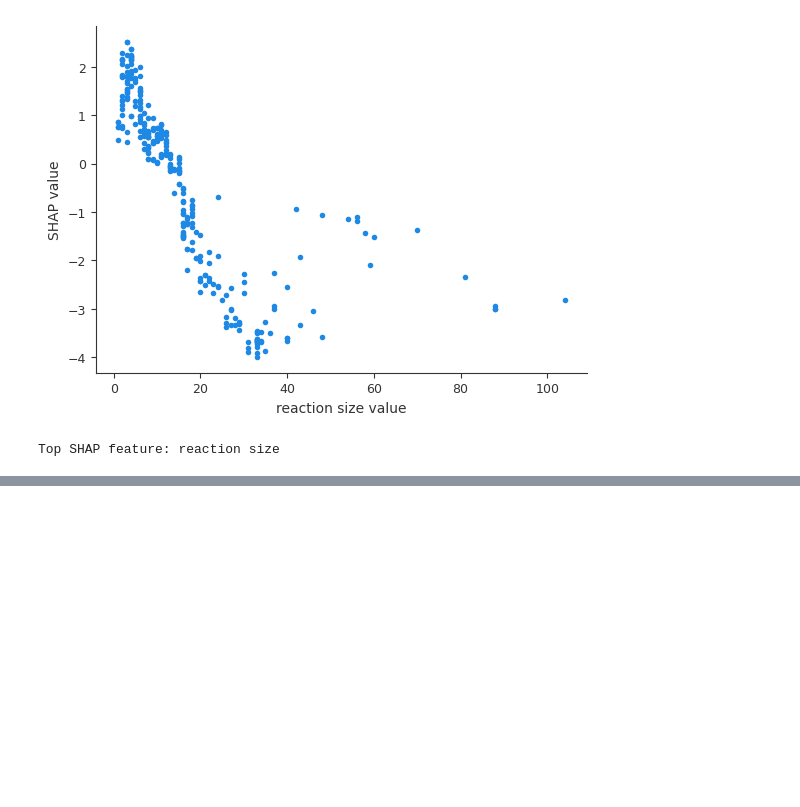
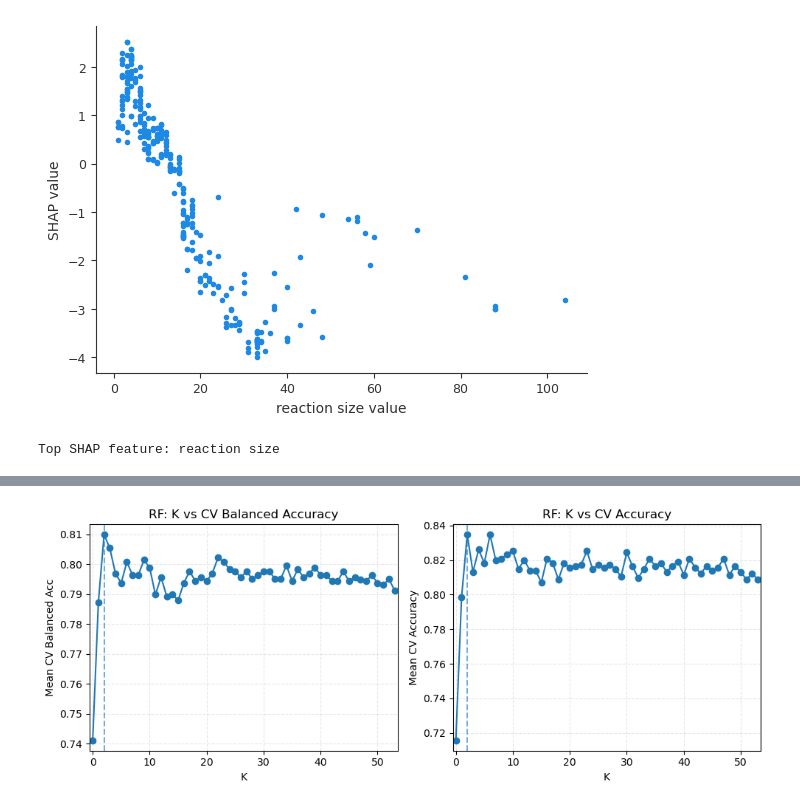
Before and after one commit to MMynampati/density_sensitivity, a Jupyter notebook: Descriptor1/descriptor1_model.ipynb, the cells around one changed output, grey strips where cells are left out. Drawn from its saved outputs; the diff is of its cells as text; code cells hidden in the pictures; blank space fills up the shorter version.

```diff
--- a/Descriptor1/descriptor1_model.ipynb
+++ b/Descriptor1/descriptor1_model.ipynb
@@ -1122,0 +1088,31 @@ Test PR-AUC: 0.8048579969616448
+# %%
+df_rf = pd.DataFrame(results_rf).sort_values("K").reset_index(drop=True)
+
+# Best K by balanced accuracy (tie-break: acc_mean, then smaller K)
+best_rec_rf = max(df_rf.to_dict("records"), key=lambda d: (d["bal_mean"], d["acc_mean"], -d["K"]))
+K_star_rf = best_rec_rf["K"]
+
+fig, axes = plt.subplots(1, 2, figsize=(10, 4), sharex=True)
+
+# Left: balanced accuracy vs K
+axes[0].plot(df_rf["K"], df_rf["bal_mean"], "o-")
+axes[0].axvline(K_star_rf, linestyle="--", alpha=0.6)
+axes[0].set_title("RF: K vs CV Balanced Accuracy")
+axes[0].set_xlabel("K")
+axes[0].set_ylabel("Mean CV Balanced Acc")
+axes[0].grid(alpha=0.3, linestyle="--")
+
+# Right: accuracy vs K
+axes[1].plot(df_rf["K"], df_rf["acc_mean"], "o-")
+axes[1].axvline(K_star_rf, linestyle="--", alpha=0.6)
+axes[1].set_title("RF: K vs CV Accuracy")
+axes[1].set_xlabel("K")
+axes[1].set_ylabel("Mean CV Accuracy")
+axes[1].grid(alpha=0.3, linestyle="--")
+
+axes[1].set_xlim(df_rf["K"].min() - 0.5, df_rf["K"].max() + 0.5)
+
+plt.tight_layout()
+plt.show()
+# %% [output]
+[figure, added]
```
Also changed, not shown: parts of 30 cells of this notebook.
